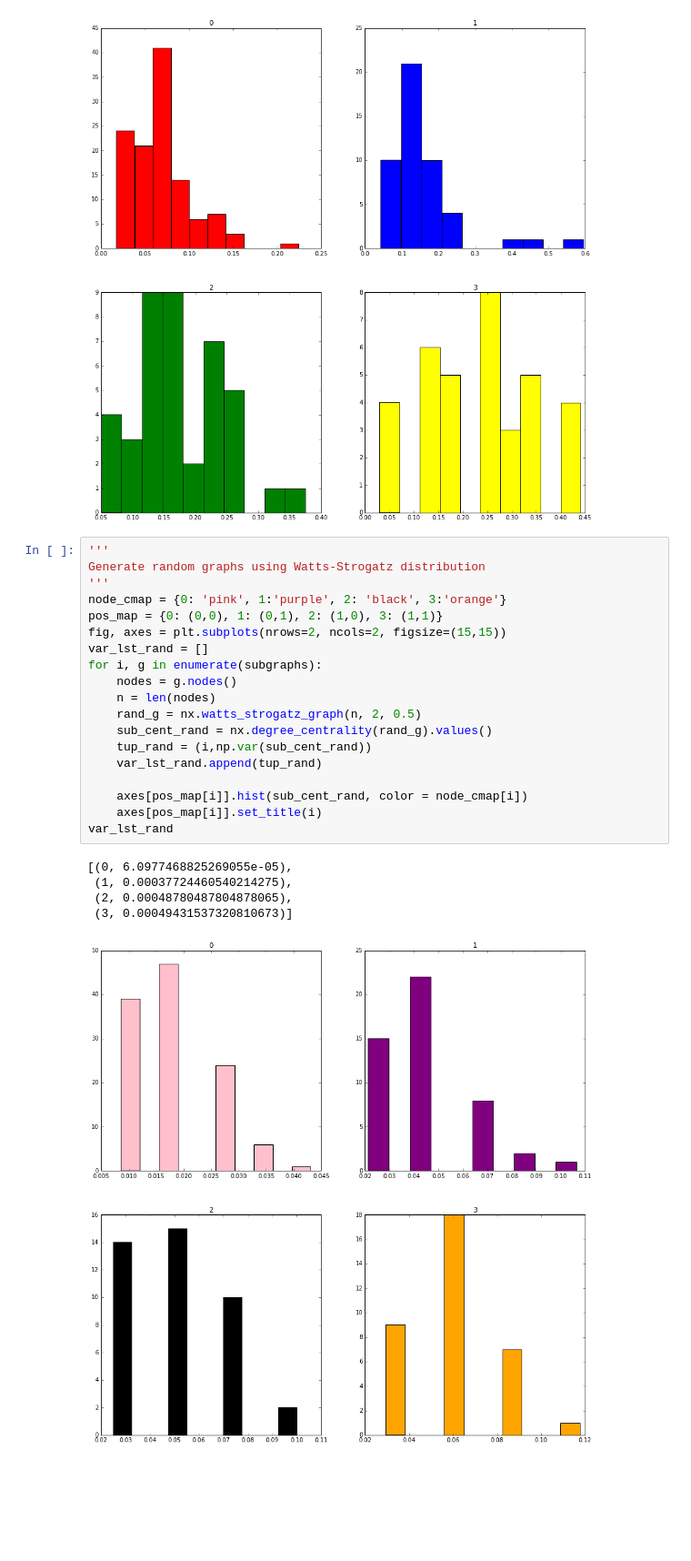
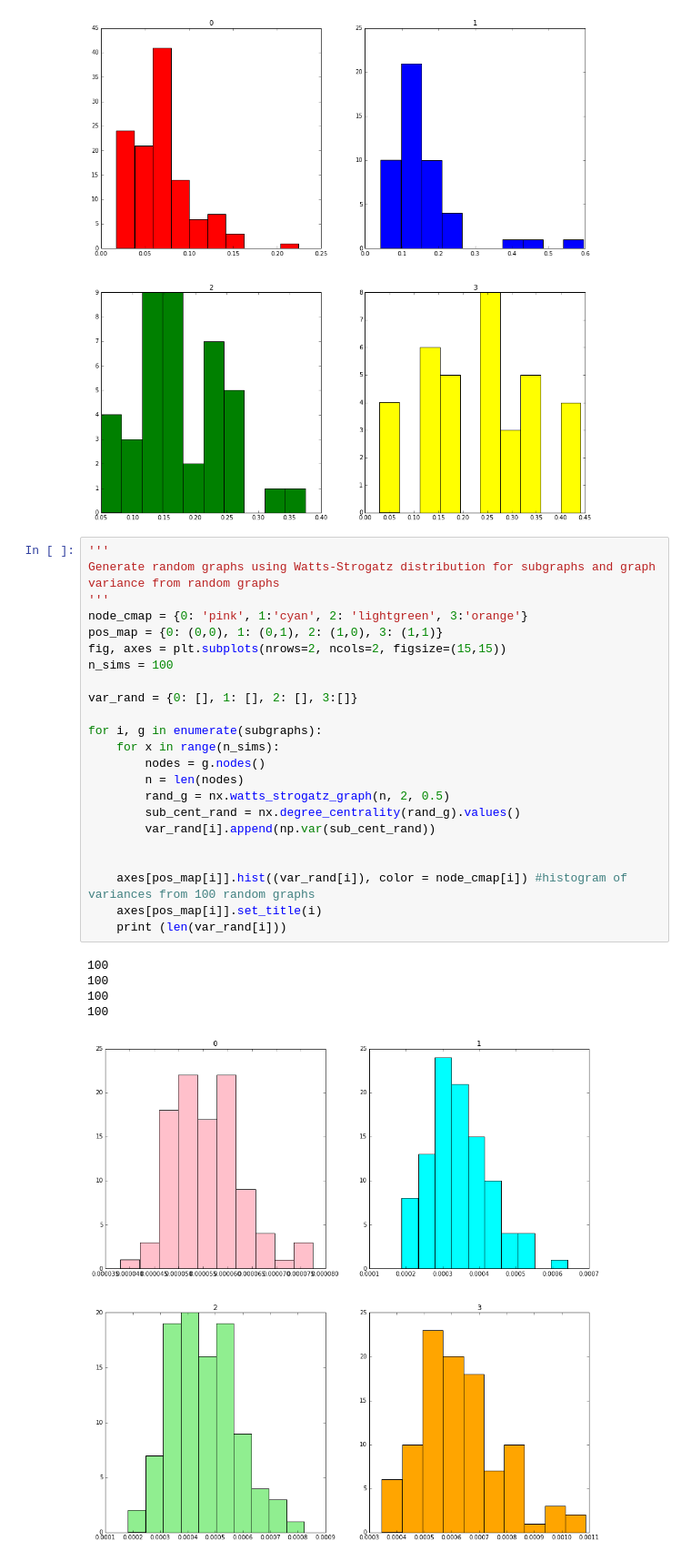
Before and after one commit to womenindatascienceatx/wids_network_analysis, a Jupyter notebook: network_analysis.ipynb, the cells around one changed output. Shown at 91% size. Saved outputs shown, nothing was run; the diff lists cells and outputs as text; blank space fills up the shorter version.

Commit message:
random graph changes"

```diff
--- a/network_analysis.ipynb
+++ b/network_analysis.ipynb
@@ -323,26 +323,30 @@ var_lst
 [figure]
 # %%
 '''
-Generate random graphs using Watts-Strogatz distribution
+Generate random graphs using Watts-Strogatz distribution for subgraphs and graph variance from random graphs
 '''
-node_cmap = {0: 'pink', 1:'purple', 2: 'black', 3:'orange'}
+node_cmap = {0: 'pink', 1:'cyan', 2: 'lightgreen', 3:'orange'}
 pos_map = {0: (0,0), 1: (0,1), 2: (1,0), 3: (1,1)}
 fig, axes = plt.subplots(nrows=2, ncols=2, figsize=(15,15))
-var_lst_rand = []
+n_sims = 100
+
+var_rand = {0: [], 1: [], 2: [], 3:[]}
+
 for i, g in enumerate(subgraphs):
-    nodes = g.nodes()
-    n = len(nodes)
-    rand_g = nx.watts_strogatz_graph(n, 2, 0.5)
-    sub_cent_rand = nx.degree_centrality(rand_g).values()
-    tup_rand = (i,np.var(sub_cent_rand))
-    var_lst_rand.append(tup_rand)
+    for x in range(n_sims):
+        nodes = g.nodes()
+        n = len(nodes)
+        rand_g = nx.watts_strogatz_graph(n, 2, 0.5)
+        sub_cent_rand = nx.degree_centrality(rand_g).values()
+        var_rand[i].append(np.var(sub_cent_rand))
 
-    axes[pos_map[i]].hist(sub_cent_rand, color = node_cmap[i])
+
+    axes[pos_map[i]].hist((var_rand[i]), color = node_cmap[i]) #histogram of variances from 100 random graphs
     axes[pos_map[i]].set_title(i)
-var_lst_rand
+    print (len(var_rand[i]))
 # %% [output]
-[(0, 6.0977468825269055e-05),
- (1, 0.00037724460540214275),
- (2, 0.00048780487804878065),
- (3, 0.00049431537320810673)]
+100
+100
+100
+100
-[figure, old version]
+[figure, new version]
```
